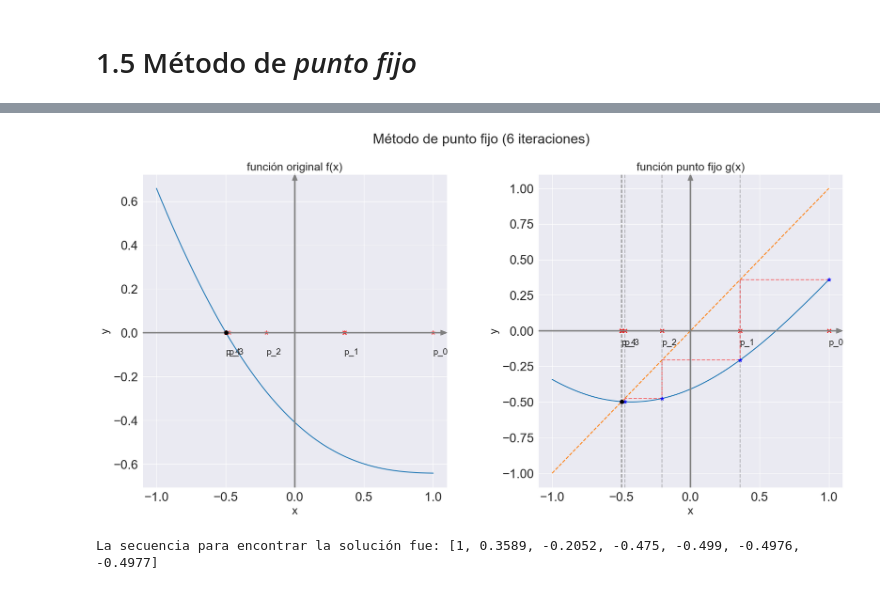
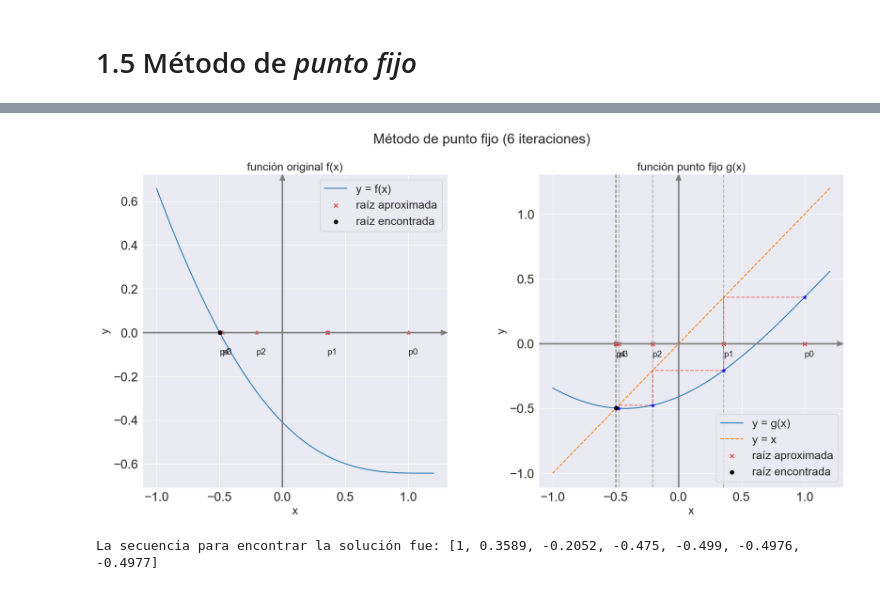
Before and after one commit to caramirezs/MetNum_librodigital, a Jupyter notebook: 1_Ecuaciones_de_una_variable/1.5_Metodo_de_punto_fijo.ipynb, the cells around one changed output, grey strips where cells are left out. Drawn from its saved outputs; the diff is of its cells as text; code cells hidden in the pictures.

```diff
--- a/1_Ecuaciones_de_una_variable/1.5_Metodo_de_punto_fijo.ipynb
+++ b/1_Ecuaciones_de_una_variable/1.5_Metodo_de_punto_fijo.ipynb
@@ -48,7 +95,7 @@ tolerancia = 1e-4
 max_ite = 100
 
 # Crea un arreglo de valores x equiespaciados entre x_i y x_f con una longitud de num.
-x_i, x_f = -1, 1
+x_i, x_f = -1, 1.2
 x = np.linspace(x_i, x_f, 1000)
 # Inicializar la lista de aproximaciones
 lista_sol = [p_0]
@@ -65,7 +112,7 @@ ax2.plot(x, x, label='y = x', linestyle='--')
 
 ax2.scatter(p_0, g(p_0), color='blue', alpha=0.8, marker='*', zorder=3)
 ax2.scatter(p_0, 0, color='red', alpha=1, marker='x', zorder=2)
-plt.text(p_0, -0.1, f"p_0", fontsize=14)
+plt.text(p_0, -0.1, f"p0", fontsize=14)
 
 # Iterar hasta que la tolerancia sea alcanzada o se supere el número máximo de iteraciones
 ite= 1
@@ -82,7 +129,7 @@ while ite <= max_ite:
     ax2.scatter(p_i, 0, color='red', alpha=1, marker='x', zorder=2)
     # texto
     if ite <= 4:
-        ax2.text(p_i, -0.1, f"p_{ite}", fontsize=14)
+        ax2.text(p_i, -0.1, f"p{ite}", fontsize=14)
         ax2.plot([p_0, p_i, p_i], [g(p_0), p_i, g(p_i)], '--', color='red', alpha=0.5, zorder=2)
 
     if abs(p_i-p_0) < tolerancia:
@@ -97,33 +144,35 @@ ax2.scatter(p_i, g(p_i), color='black', label='raíz encontrada', zorder=3)
 xmin, xmax = ax2.get_xlim()
 ymin, ymax = ax2.get_ylim()
 ax2.tick_params(labelsize=20, axis='x')
 ax2.tick_params(labelsize=20, axis='y')
 ax2.annotate("", xy=(xmax, 0), xytext=(xmin, 0), arrowprops=dict(color='gray', width=1.5, headwidth=8, headlength=10), zorder=2)
 ax2.annotate("", xy=(0, ymax), xytext=(0, ymin), arrowprops=dict(color='gray', width=1.5, headwidth=8, headlength=10), zorder=2)
 ax2.set_xlabel('x',fontsize=18)
 ax2.set_ylabel('y',fontsize=18)
 ax2.set_title('función punto fijo g(x)', fontsize=18)
+ax2.legend(fontsize=18)
 
 # Grafica original
 ax1.plot(x, f(x), label='y = f(x)')
 ax1.scatter(lista_sol, np.zeros(ite + 1), marker='*',color='red', alpha=0.5, zorder=2, s=50)
 for i in range(5):
-    ax1.text(lista_sol[i], -0.1, f"p_{i}", fontsize=14)
+    ax1.text(lista_sol[i], -0.1, f"p{i}", fontsize=14)
 ax1.scatter(lista_sol[1], 0, color='red', alpha=0.8, marker='x', label='raíz aproximada')
 ax1.scatter(lista_sol[-1], 0, color='black', label='raíz encontrada', zorder=3)
 xmin, xmax = ax1.get_xlim()
 ymin, ymax = ax1.get_ylim()
 ax1.tick_params(labelsize=20, axis='x')
 ax1.tick_params(labelsize=20, axis='y')
 ax1.annotate("", xy=(xmax, 0), xytext=(xmin, 0), arrowprops=dict(color='gray', width=1.5, headwidth=8, headlength=10), zorder=2)
 ax1.annotate("", xy=(0, ymax), xytext=(0, ymin), arrowprops=dict(color='gray', width=1.5, headwidth=8, headlength=10), zorder=2)
 ax1.set_xlabel('x',fontsize=18)
 ax1.set_ylabel('y',fontsize=18)
 ax1.set_title('función original f(x)', fontsize=18)
+ax1.legend(fontsize=18)
 
 fig.suptitle(f'Método de punto fijo ({ite} iteraciones)', fontsize=22)
 plt.show()
 print(f'La secuencia para encontrar la solución fue: {lista_sol}')
 # %% [output]
-[figure, old version]
+[figure, new version]
 La secuencia para encontrar la solución fue: [1, 0.3589, -0.2052, -0.475, -0.499, -0.4976, -0.4977]
```
Also changed, not shown: parts of 17 cells of this notebook, 4 other files.
